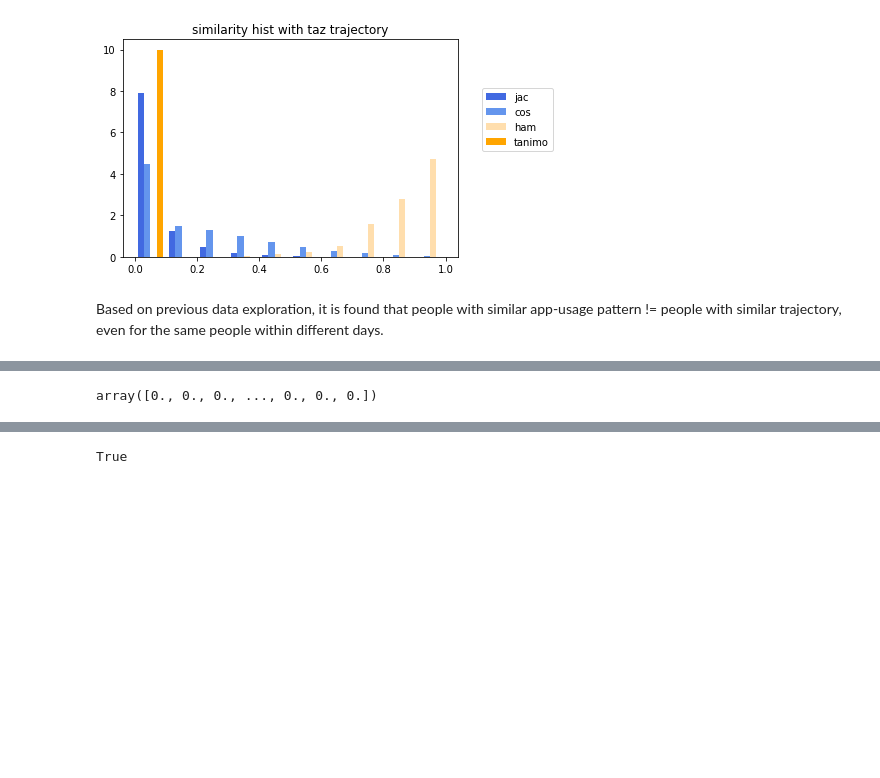
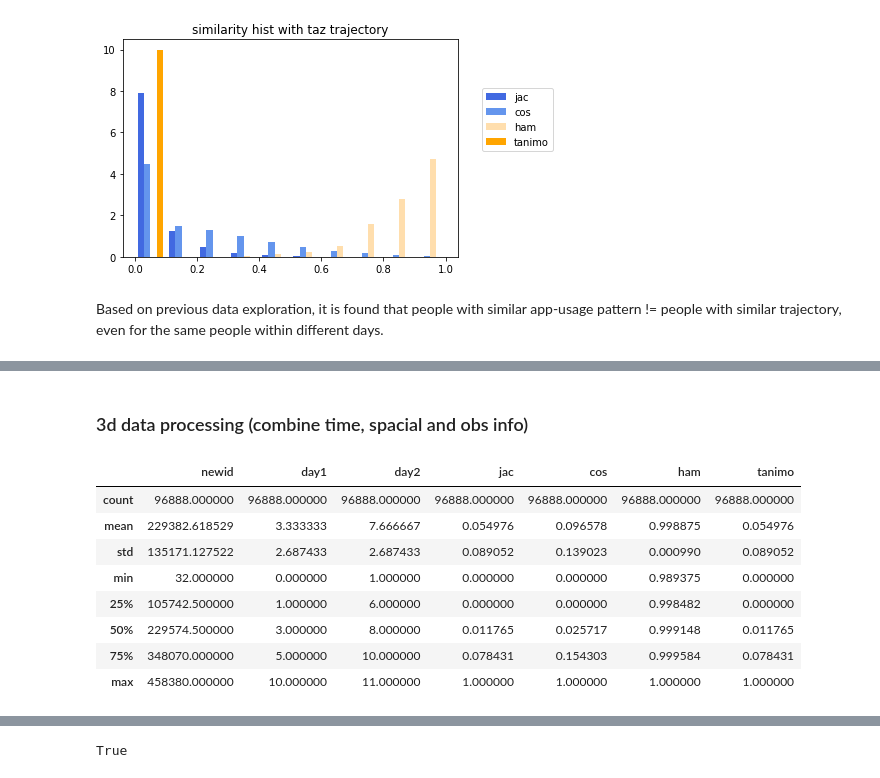
Before and after one commit to Yiran6/app_baseddata_processing, a Jupyter notebook: app_based_dt_check.ipynb, the cells around one changed output, grey strips where cells are left out. Drawn from its saved outputs; the diff is of its cells as text; code cells hidden in the pictures; blank space fills up the shorter version.

```diff
--- a/app_based_dt_check.ipynb
+++ b/app_based_dt_check.ipynb
@@ -201,7 +201,7 @@ See the caveats in the documentation: https://pandas.pydata.org/pandas-docs/stab
 [figure]
 # %%
 #3d & 2d sample test
-def convertdt2mx(dt, oridt, timespace = False):
+def convertdt2mx(dt, oridt, timespace = False, return_3d = False):
     dayval = np.unique(dt['date'])
     idx =0
     daydict = {}
@@ -249,7 +249,10 @@ def convertdt2mx(dt, oridt, timespace = False):
             mx3d[d,r,c-1] = 1
             mx2d[d, r] = c
             mx2d01[d, r] = 1
-    return(mx3d, mx2d, mx2d01)
+    if return_3d == False:
+        return(mx3d, mx2d, mx2d01)
+    else:
+        return mx3d
 # %%
 #check data record
 #dt12days.groupby(by=['newid']).size().to_frame().sort_values(by=[0])
@@ -283,6 +289,7 @@ def cal_similarity(arr1, arr2):
 
 def get_sim_result(mx, newid):
     idx = 0
+    num_row = mx.shape[0]
     for i in range(num_row-1):
         for j in range(i+1, num_row):
             if idx == 0:
@@ -297,7 +304,7 @@ def get_sim_result(mx, newid):
     sim_result.columns = ['newid', 'day1', 'day2', 'jac', 'cos', 'ham', 'tanimo']
     #print(sim_result.describe())
     return(sim_result)
-
+'''
 idx = 0
 for ids in np.unique(dt12days['newid']):
     testdt = dt12days[dt12days['newid']==ids]
@@ -310,4 +317,4 @@ for ids in np.unique(dt12days['newid']):
         cur_result = get_sim_result(mx2d01, ids)
         cur_result_taz = get_sim_result(mx2dtaz, ids)
         sim_result = pd.concat((sim_result, cur_result))
-        sim_result_taz = pd.concat((sim_result_taz, cur_result_taz))
+        sim_result_taz = pd.concat((sim_result_taz, cur_result_taz))'''
@@ -548,10 +516,6 @@ array([[1, 1, 1, 0, 1, 1, 1, 1, 0, 0, 1, 1, 0, 0, 0, 1, 1, 0, 1, 1, 1, 1,
-# %%
-mx3d.reshape(mx3d.shape[0], -1)[0]
-# %% [output]
-array([0., 0., 0., ..., 0., 0., 0.])
+# %% [markdown]
+### 3d data processing (combine time, spacial and obs info)
 # %%
-#ids = np.unique(dt12days.newid)
-
 def get_sim_result_3d(mx, newid):
     num_row = mx.shape[0]
     idx = 0
@@ -569,14 +533,3 @@ def get_sim_result_3d(mx, newid):
     sim_result.columns = ['newid', 'day1', 'day2', 'jac', 'cos', 'ham', 'tanimo']
     #print(sim_result.describe())
     return(sim_result)
-
-idx = 0
-for ids in np.unique(dt12days['newid']):
-    testdt = dt12days[dt12days['newid']==ids]
-    mx3d, mx2dtaz, mx2d01 = convertdt2mx(testdt, dt12days)
-    if idx == 0:
-        sim_result_ts = get_sim_result_3d(mx3d.reshape(mx3d.shape[0], -1)[0], ids)
-        idx = 1
-    else:
-        cur_result = get_sim_result(mx3d.reshape(mx3d.shape[0], -1)[0], ids)
-        sim_result_ts = pd.concat((sim_result_ts, cur_result))
@@ -584,0 +536,28 @@ sim_result_ts
+# %%
+#ids = np.unique(dt12days.newid)
+idx = 0
+for ids in np.unique(dt12days['newid']):
+    testdt = dt12days[dt12days['newid']==ids]
+    mx3d, mx2dtaz, mx2d01 = convertdt2mx(testdt, dt12days)
+    mx3d = mx3d.reshape(mx3d.shape[0], -1)
+    #print(mx3d.shape)
+    if idx == 0:
+        sim_result_ts = get_sim_result_3d(mx3d, ids)
+        idx = 1
+    else:
+        cur_result = get_sim_result(mx3d, ids)
+        sim_result_ts = pd.concat((sim_result_ts, cur_result))
+# %%
+#same people, but different day
+sim_result_ts.to_csv('sim_result_ts.csv')
+sim_result_ts.describe()
+# %% [output]
+|  | newid | day1 | day2 | jac | cos | ham | tanimo |
+| count | 96888.000000 | 96888.000000 | 96888.000000 | 96888.000000 | 96888.000000 | 96888.000000 | 96888.000000 |
+| mean | 229382.618529 | 3.333333 | 7.666667 | 0.054976 | 0.096578 | 0.998875 | 0.054976 |
+| std | 135171.127522 | 2.687433 | 2.687433 | 0.089052 | 0.139023 | 0.000990 | 0.089052 |
+| min | 32.000000 | 0.000000 | 1.000000 | 0.000000 | 0.000000 | 0.989375 | 0.000000 |
+| 25% | 105742.500000 | 1.000000 | 6.000000 | 0.000000 | 0.000000 | 0.998482 | 0.000000 |
+| 50% | 229574.500000 | 3.000000 | 8.000000 | 0.011765 | 0.025717 | 0.999148 | 0.011765 |
+| 75% | 348070.000000 | 5.000000 | 10.000000 | 0.078431 | 0.154303 | 0.999584 | 0.078431 |
+| max | 458380.000000 | 10.000000 | 11.000000 | 1.000000 | 1.000000 | 1.000000 | 1.000000 |
```
Also changed, not shown: parts of 15 cells of this notebook, 2 other files.
